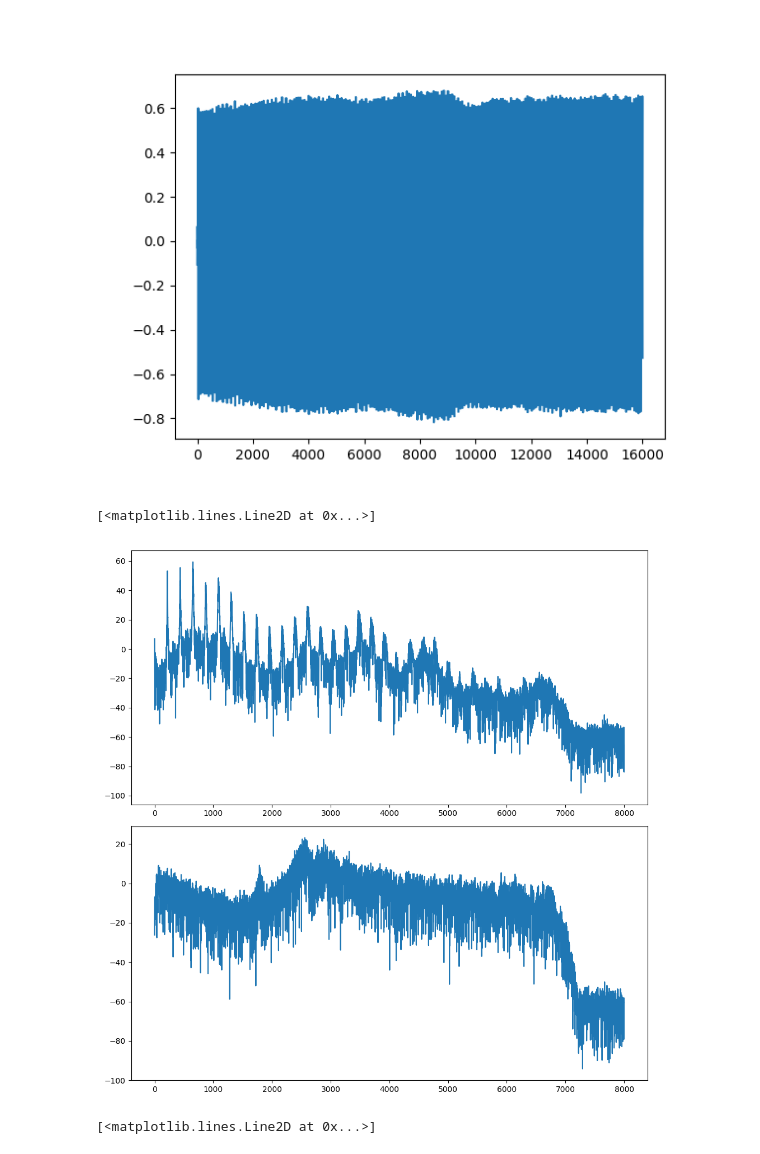
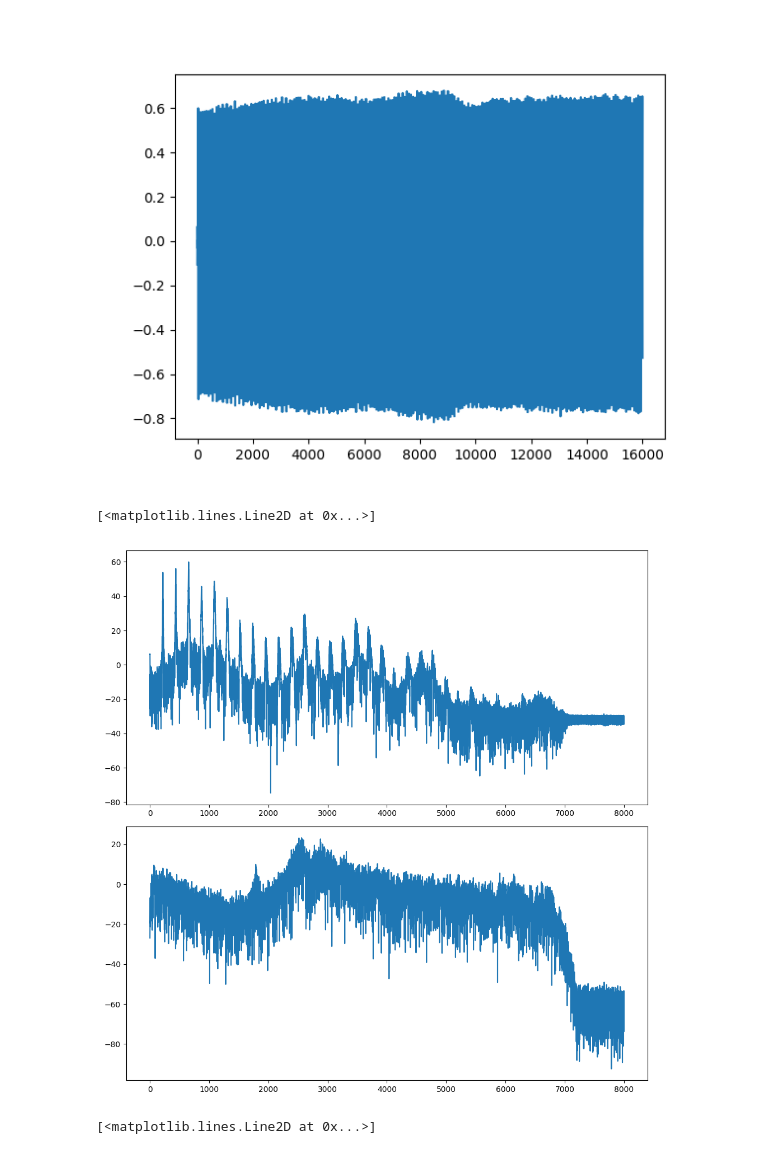
Before and after one commit to GonzaLinares/PASA_TP3, a Jupyter notebook: main.ipynb, the cells around one changed output. Cells and saved outputs as stored; diff of their text form; code cells hidden in the pictures.

```diff
--- a/main.ipynb
+++ b/main.ipynb
@@ -93,23 +95,23 @@ plt.plot(signal["a"])
 # %%
 plt.figure(tight_layout=True, figsize=(10, 10))
 plt.subplot(211)
 N = len(signal["a"])
-window = sp.get_window('hanning', N)
-freq = rfftfreq(N*8, 1/fs)
+window = sp.get_window(window='hamming', Nx=N)
+freq = rfftfreq(N*8, 1/fss["a"])
 Hejw = rfft(signal["a"]*window, N*8)
 A = 20*np.log10((np.abs(Hejw)+1e-18))
 plt.plot(freq, A)
 
 plt.subplot(212)
 N = len(signal["sh"])
-window = sp.get_window('hanning', N)
-freq = rfftfreq(N*8, 1/fs)
+window = sp.get_window(window='hamming', Nx=N)
+freq = rfftfreq(N*8, 1/fss["sh"])
 Hejw = rfft(signal["sh"]*window, N*8)
 A = 20*np.log10((np.abs(Hejw)+1e-18))
 plt.plot(freq, A)
 # %% [output]
 [<matplotlib.lines.Line2D at 0x...>]
-[figure, old version]
+[figure, new version]
 # %%
 lags = sp.correlation_lags(len(signal["a"]), len(signal["a"]))
 N = len(signal["a"])
```
Also changed, not shown: parts of 6 cells of this notebook.
